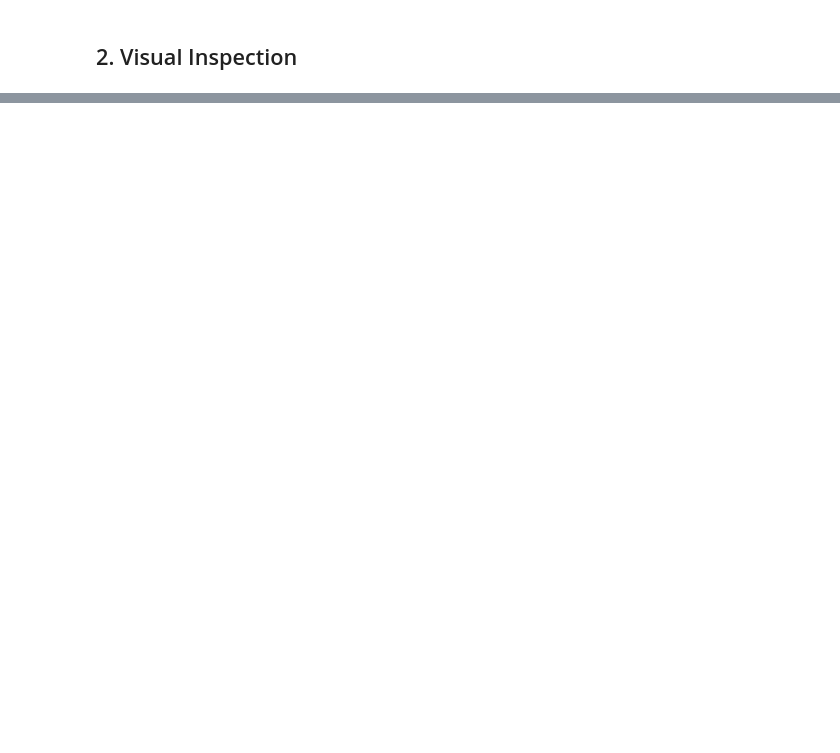
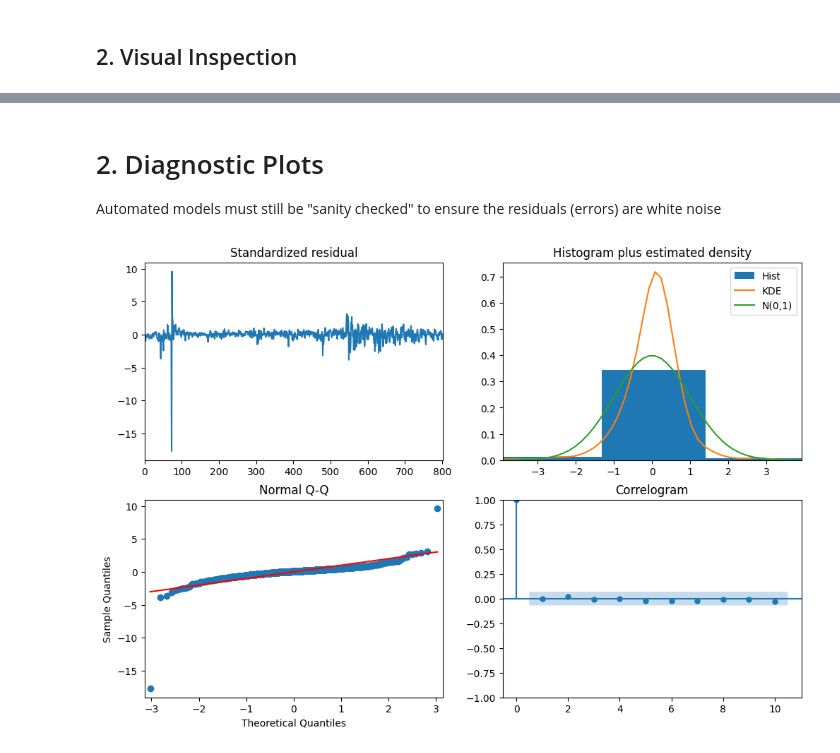
Before and after one commit to joeyedi1/crudearima, a Jupyter notebook: notebooks/01_arima_model.ipynb, the cells around one changed output, grey strips where cells are left out. Saved outputs shown, nothing was run; the diff lists cells and outputs as text; code cells hidden in the pictures; blank space fills up the shorter version.

```diff
--- a/notebooks/01_arima_model.ipynb
+++ b/notebooks/01_arima_model.ipynb
@@ -64,0 +241,21 @@ def adf_test(series):
+# %%
+import pmdarima as pm
+
+# 1. Run Auto-ARIMA
+# We assume 'train' is your training data from the previous step
+print("Starting Auto-ARIMA search...")
+
+model_auto = pm.auto_arima(
+    train,
+    start_p=0, start_q=0,       # Start search at 0
+    max_p=5, max_q=5,           # Max lag to test (rarely go above 5 for oil)
+    d=None,                     # Let model determine 'd' (differencing)
+    seasonal=False,             # Crude oil price is often treated as non-seasonal
+    stepwise=True,              # Uses a smart search (faster than checking EVERY combination)
+    suppress_warnings=True,
+    error_action="ignore",
+    trace=True                  # Prints the results as it tries them
+)
+
+print("\nBest Model Found:")
+print(model_auto.summary())
@@ -64,0 +286,9 @@ def adf_test(series):
+# %% [markdown]
+# 2. Diagnostic Plots
+Automated models must still be "sanity checked" to ensure the residuals (errors) are white noise
+# %%
+# Create diagnostic plots automatically
+model_auto.plot_diagnostics(figsize=(12, 8))
+plt.show()
+# %% [output]
+[figure, added]
```
Also changed, not shown: parts of 37 cells of this notebook, 2 other files.
